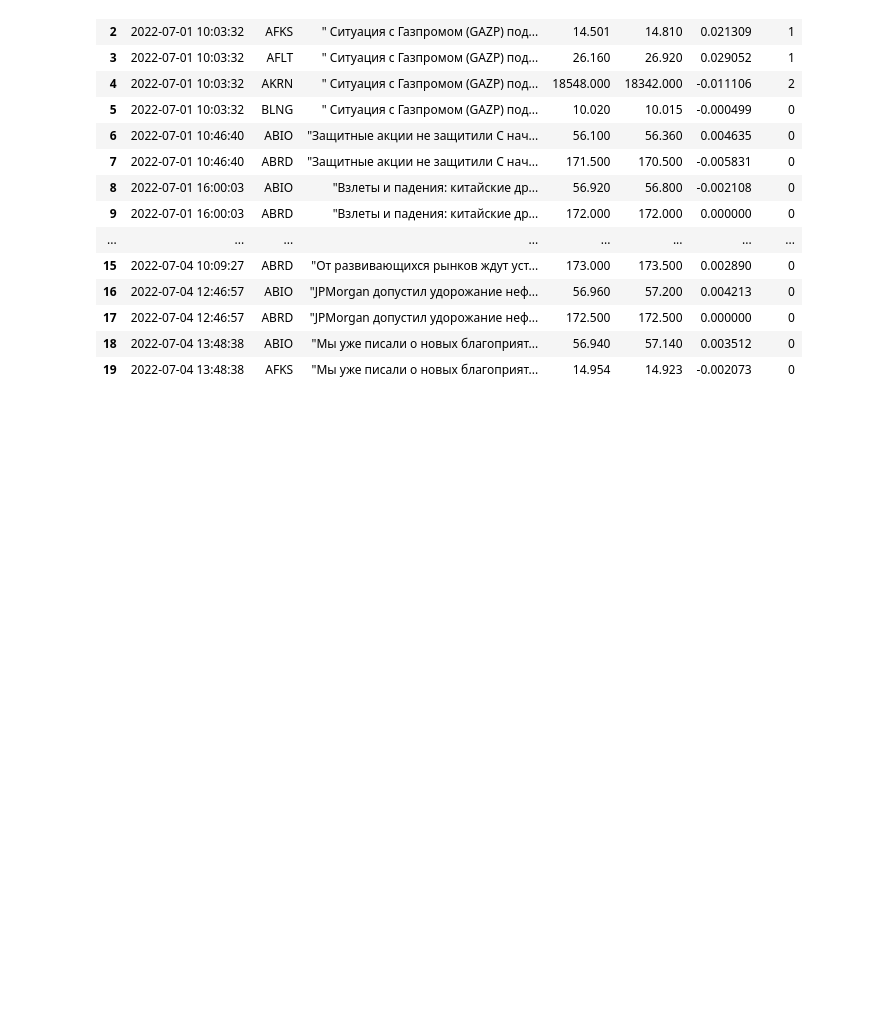
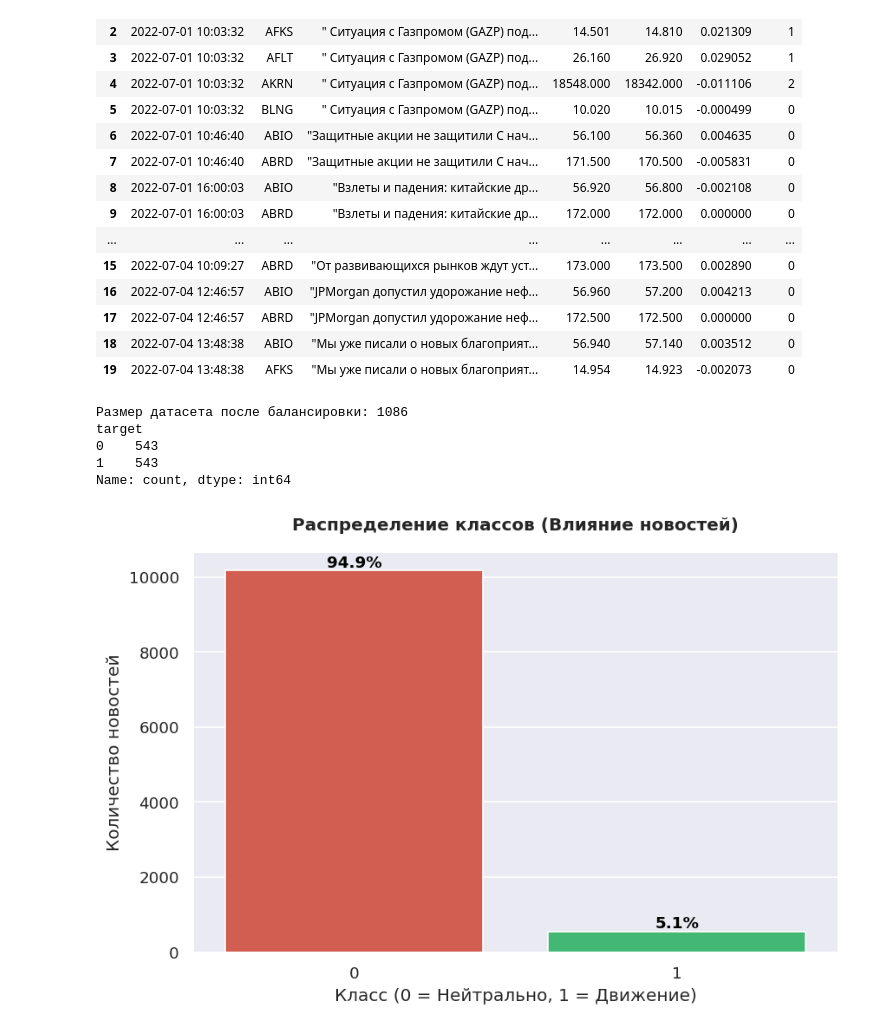
Before and after one commit to litvinovmitch11/HSE_LLM_2026, a Jupyter notebook: data.ipynb, the cells around one changed output. Cells and saved outputs as stored; diff of their text form; code cells hidden in the pictures; blank space fills up the shorter version.

```diff
--- a/data.ipynb
+++ b/data.ipynb
@@ -828,3 +828,54 @@ final_df.head(20)
 | 17 | 2022-07-04 12:46:57 | ABRD | "JPMorgan допустил удорожание неф... | 172.500 | 172.500 | 0.000000 | 0 |
 | 18 | 2022-07-04 13:48:38 | ABIO | "Мы уже писали о новых благоприят... | 56.940 | 57.140 | 0.003512 | 0 |
 | 19 | 2022-07-04 13:48:38 | AFKS | "Мы уже писали о новых благоприят... | 14.954 | 14.923 | -0.002073 | 0 |
+# %%
+import matplotlib.pyplot as plt
+import seaborn as sns
+import numpy as np
+
+df = final_df
+df['datetime'] = pd.to_datetime(df['datetime'])
+
+THRESHOLD = 0.01
+df['target'] = (np.abs(df['return']) > THRESHOLD).astype(int)
+
+# 2. Очистка текста (ограничиваем длину, чтобы LLM не читала "воду" в конце)
+# Берем тикер + первые ~500 символов новости (там обычно вся суть)
+df['text_input'] = "Тикер: " + df['ticker'] + ". Новость: " + df['text'].str[:500]
+
+# Удаляем дубликаты
+df = df.drop_duplicates(subset=['text_input'])
+
+# 3. Идеальный баланс (Undersampling)
+df_pos = df[df['target'] == 1]
+df_neg = df[df['target'] == 0].sample(len(df_pos), random_state=42) # Берем столько же нулей
+df_balanced = pd.concat([df_pos, df_neg]).sample(frac=1, random_state=42).reset_index(drop=True)
+
+print(f"Размер датасета после балансировки: {len(df_balanced)}")
+print(df_balanced['target'].value_counts())
+# %% [output]
+Размер датасета после балансировки: 1086
+target
+0    543
+1    543
+Name: count, dtype: int64
+# %%
+sns.set_theme(style="darkgrid", context="notebook", palette="muted")
+plt.rcParams.update({'figure.dpi': 120, 'font.size': 12})
+
+# --- График 1: Распределение таргета (Дисбаланс) ---
+plt.figure(figsize=(8, 5))
+ax = sns.countplot(x='target', data=df, palette=['#e74c3c', '#2ecc71'])
+plt.title("Распределение классов (Влияние новостей)", pad=15, fontweight='bold')
+plt.xlabel("Класс (0 = Нейтрально, 1 = Движение)")
+plt.ylabel("Количество новостей")
+
+# Добавляем проценты на столбцы
+total = len(df)
+for p in ax.patches:
+    percentage = f'{100 * p.get_height() / total:.1f}%'
+    ax.annotate(percentage, (p.get_x() + p.get_width() / 2., p.get_height()),
+                ha='center', va='bottom', fontsize=11, fontweight='bold', color='black')
+plt.show()
+# %% [output]
+[figure, added]
```
Also changed, not shown: parts of 2 cells of this notebook, 3 other files.
